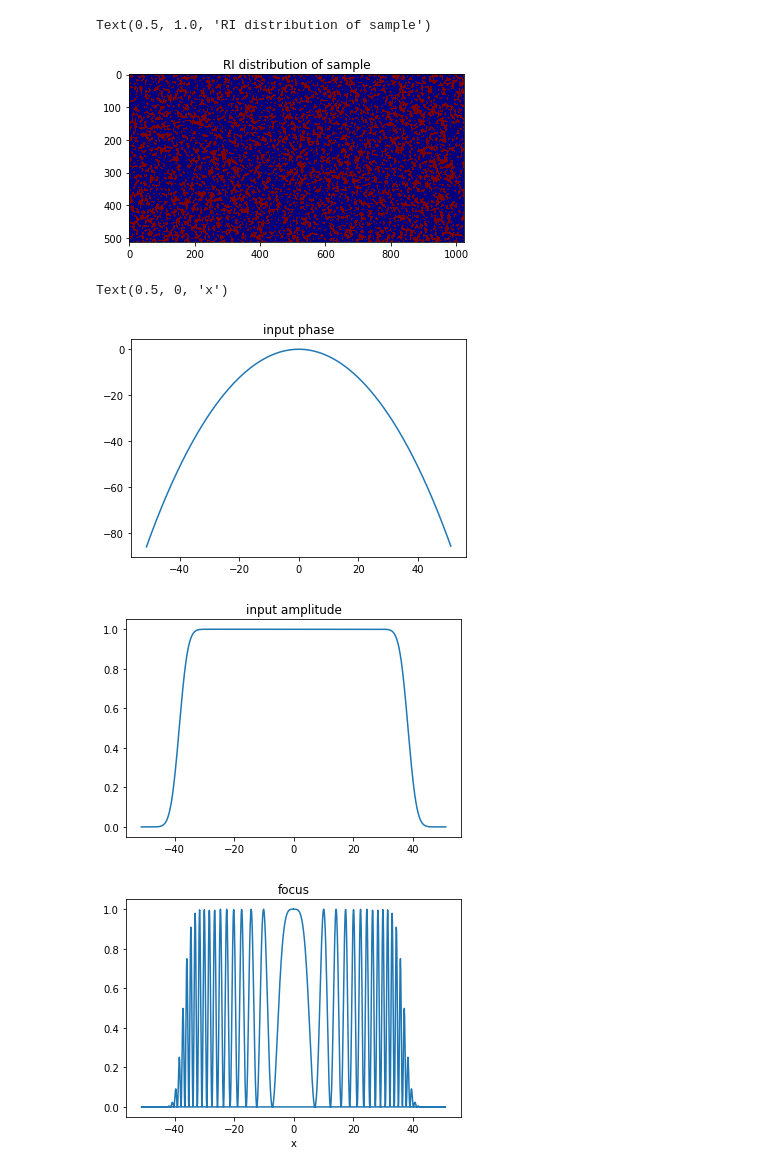
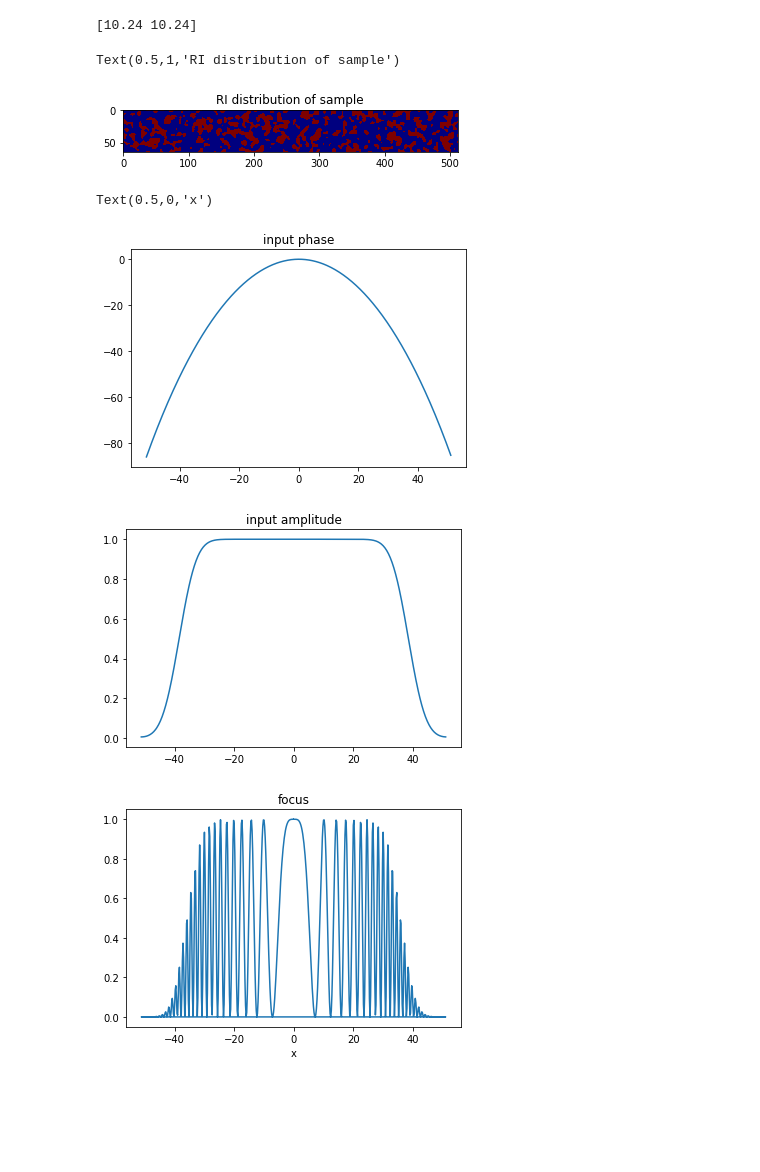
Before and after one commit to PrintRind/Turbid-Media-Propagation-Simulation, a Jupyter notebook: AO test.ipynb, the cells around one changed output. Drawn from its saved outputs; the diff is of its cells as text; code cells hidden in the pictures; blank space fills up the shorter version.

Commit message:
updated conjugated correction functions, changed filter function for turbid sample, reduced grid resolution

```diff
--- a/AO test.ipynb
+++ b/AO test.ipynb
@@ -6,8 +10,10 @@ import matplotlib.pyplot as plt
 # %%
 #user parameters
+n = 8
+m = 2
 
-N=np.array([512, 1024]) # size of grid z,x
-u=np.array([.2, .1]) #units z, x in lambda
+N=np.array([int(512/n), int(1024/m)]) # size of grid z,x
+u=np.array([.2*n, .1*m]) #units z, x in lambda
 NA=0.5 #NA of lens
 RI=np.array([1.33, 1.4]) #refractive indices of turbid sample (we assume a binary RI-distribution for simplicity)
 # %%
@@ -24,53 +30,53 @@ kz=np.arange(0,N[0])*uk[0]
 # %%
 #defining random sample
 
 tmp=np.random.random(N) #array of random numbers with dimensions of N
 
 #low-pass filtering of random sample (performed in k-space)
 
 F_tmp=np.fft.fft2(tmp)  #fourier transform random array
-sigma=N/10*u  # 10% of simulation region ~ 5x10 wavelengths in real space
+sigma=N*u/10  # 10% of simulation region in units of wavelength
 F_filter=np.exp(-X**2/sigma[1]**2-(Z-N[0]*u[0]/2)**2/sigma[0]**2) #Gaussian LP filter function
 tmp2=np.fft.fftshift(np.fft.fft2(np.fft.ifftshift(F_filter*F_tmp))) #apply filter, undo shift to center spectrum on zero in k space
                                                                     #2d fft back to lambda space and shift center back to zero
 sample=np.fft.ifftshift((tmp2/np.max(tmp2)>0.1)*(RI[1]-RI[0])+RI[0], 1) #undo shift to center on zero for X axis, and threshold normalized values to >0.1
 plt.imshow(np.real(sample),cmap='jet')   #Plot real part of filtered random refractive indices
 plt.title('RI distribution of sample')
 # %% [output]
-Text(0.5, 1.0, 'RI distribution of sample')
+[10.24 10.24]
+Text(0.5,1,'RI distribution of sample')
-[figure, old version]
+[figure, new version]
 # %%
-#defining input wavefront: a spherical, converging wave
+# E_in, phase, amp = input_wavefront(NA, N, u)
 
 NA_geo=NA/1.33 #geometric NA of our objective lens
-
 # phase
 R=N[0]*u[0] #radius of curvature; define it such that focus lies at last layer
 phase = 2*np.pi*(np.sqrt(0j+R**2-x**2)-R)  # spherical phase
-
 # amplitude
 amp0=np.abs(x)<R*NA_geo #wave amplitude is 1 for x less than R*NA_geo, didn't know this function of the < operator
 sigma_amp=1 #we filter the amplitude a bit to make the edges less sharp
 amp_filter=np.exp(-x**2/sigma_amp**2)
 F_amp0=np.real(np.fft.fftshift(np.fft.fft(np.fft.ifftshift(amp0))))
 amp=np.real(np.fft.fftshift(np.fft.ifft(np.fft.ifftshift(F_amp0*amp_filter))))
+#full wavefront
+E=np.zeros(N,dtype='complex') #initializing field
+E_in=np.fft.ifftshift(amp*np.exp(1j*phase))  #already apply ifftshift (loop later is faster)
 
 plt.figure(1)
 plt.plot(x,np.real(phase))
 plt.title('input phase')
+
 plt.figure(2)
 plt.plot(x,amp)
 plt.title('input amplitude')
-
-E=np.zeros(N,dtype='complex') #initializing field
-E_in=np.fft.ifftshift(amp*np.exp(1j*phase))  #already apply ifftshift (loop later is faster)
 
 plt.figure(3)
 plt.plot(np.fft.fftshift(x),(np.real(E_in)**2))
 plt.title('focus')
 plt.xlabel('x')
 # %% [output]
-Text(0.5, 0, 'x')
+Text(0.5,0,'x')
-[figure, old version]
+[figure, new version]
-[figure, old version]
+[figure, new version]
-[figure, old version]
+[figure, new version]
```
Also changed, not shown: parts of 13 cells of this notebook, 3 other files.
